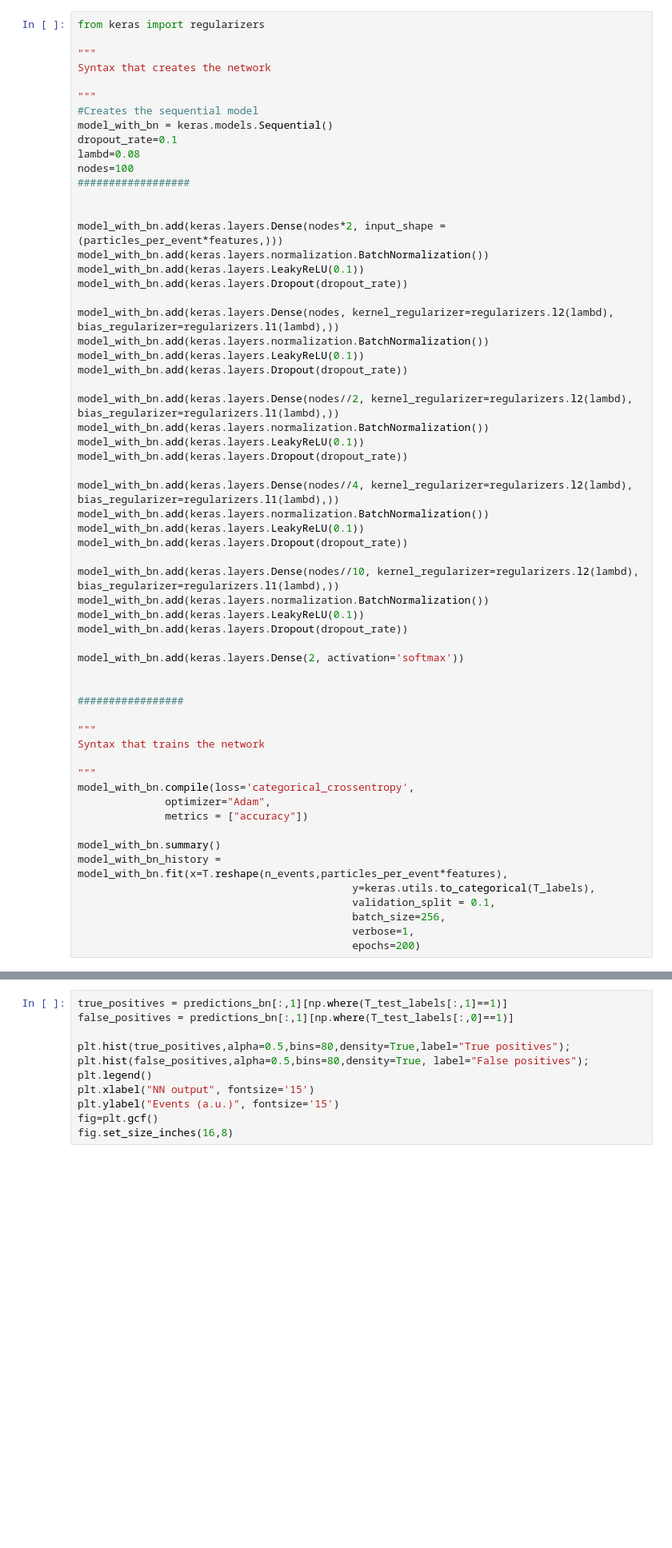
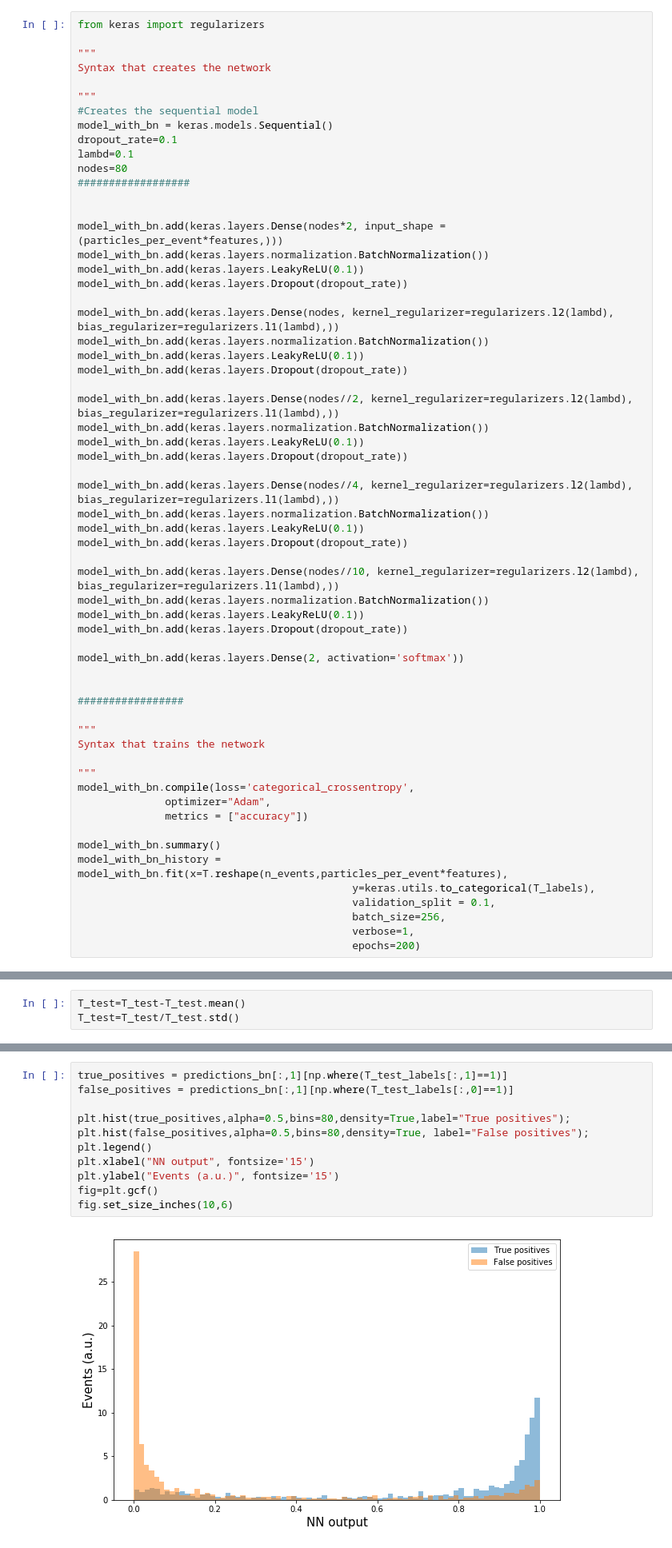
Before and after one commit to zurich-ml/MISiS2019ANN, a Jupyter notebook: do_constit.ipynb, the cells around one changed output, grey strips where cells are left out. Shown: that part at 80% size. Cells and saved outputs as stored; diff of their text form; blank space fills up the shorter version.

```diff
--- a/do_constit.ipynb
+++ b/do_constit.ipynb
@@ -524,8 +697,8 @@ Syntax that creates the network
 #Creates the sequential model
 model_with_bn = keras.models.Sequential()
 dropout_rate=0.1
-lambd=0.08
-nodes=100
+lambd=0.1
+nodes=80
 ##################
 
 
@@ -622,0 +807,3 @@ T_test_labels.shape
+# %%
+T_test=T_test-T_test.mean()
+T_test=T_test/T_test.std()
@@ -623,14 +815,16 @@ T_test_labels.shape
 # %%
 true_positives = predictions_bn[:,1][np.where(T_test_labels[:,1]==1)]
 false_positives = predictions_bn[:,1][np.where(T_test_labels[:,0]==1)]
 
 plt.hist(true_positives,alpha=0.5,bins=80,density=True,label="True positives");
 plt.hist(false_positives,alpha=0.5,bins=80,density=True, label="False positives");
 plt.legend()
 plt.xlabel("NN output", fontsize='15')
 plt.ylabel("Events (a.u.)", fontsize='15')
 fig=plt.gcf()
-fig.set_size_inches(16,8)
+fig.set_size_inches(10,6)
+# %% [output]
+[figure, added]
 # %%
 threshold_range=np.linspace(0.0,1.,num=30)
 
```
Also changed, not shown: parts of 38 cells of this notebook.
